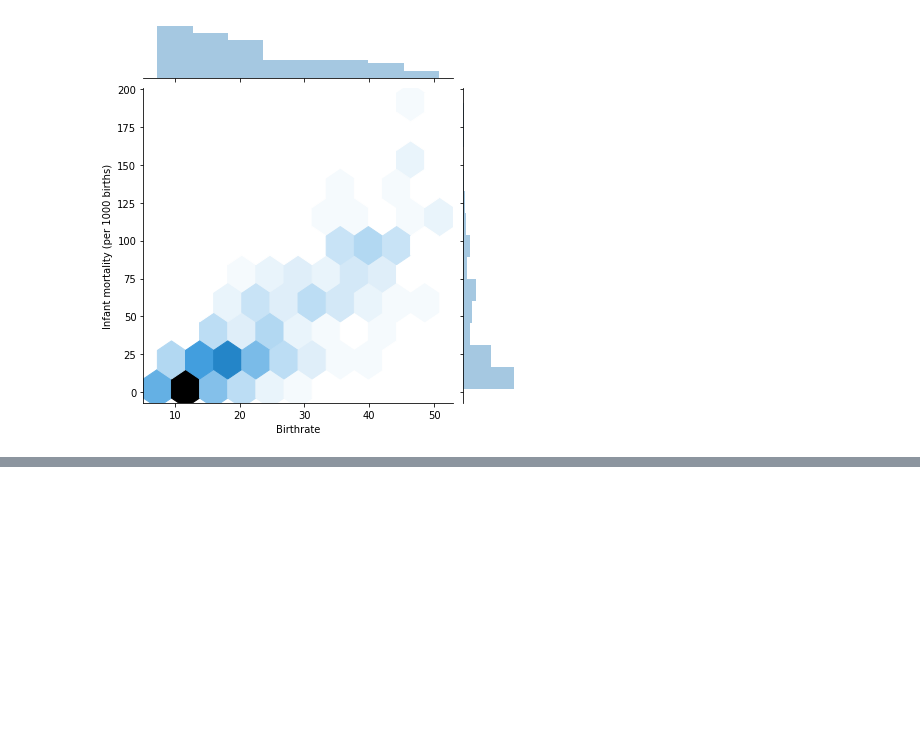
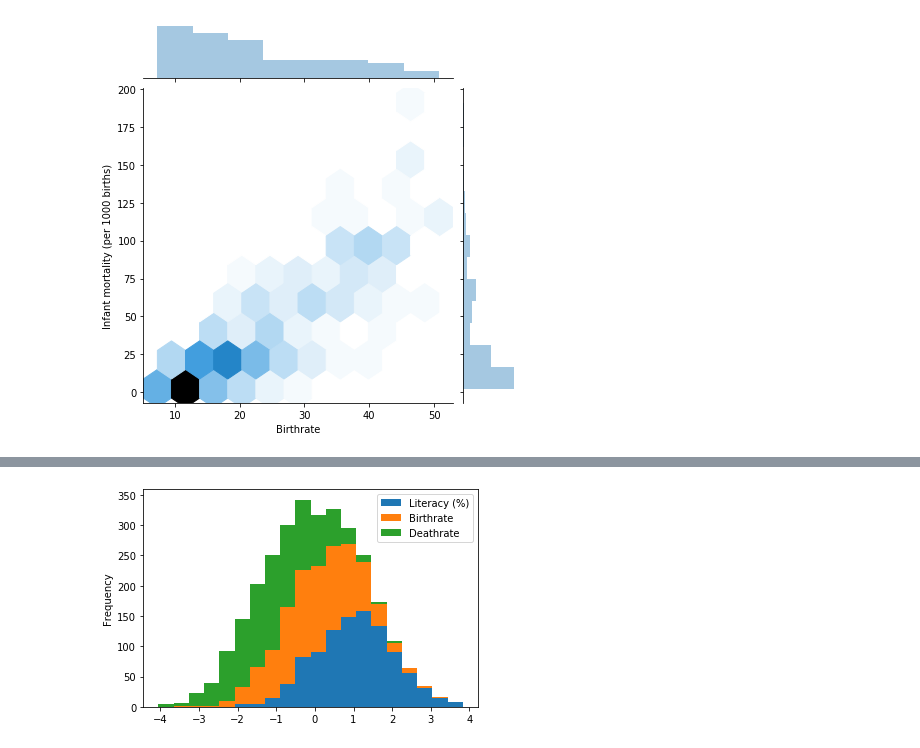
Before and after one commit to Tommy-dan/danprojects, a Jupyter notebook: countries-world-dataset.ipynb, the cells around one changed output, grey strips where cells are left out. Cells and saved outputs as stored; diff of their text form; code cells hidden in the pictures; blank space fills up the shorter version.

```diff
--- a/countries-world-dataset.ipynb
+++ b/countries-world-dataset.ipynb
@@ -290,0 +342,4 @@ countries_df.boxplot(by="Country", figsize=(12, 6));
+# %%
+df2.plot.hist(stacked=True, bins=20);
+# %% [output]
+[figure, added]
```
Also changed, not shown: parts of 21 cells of this notebook.
